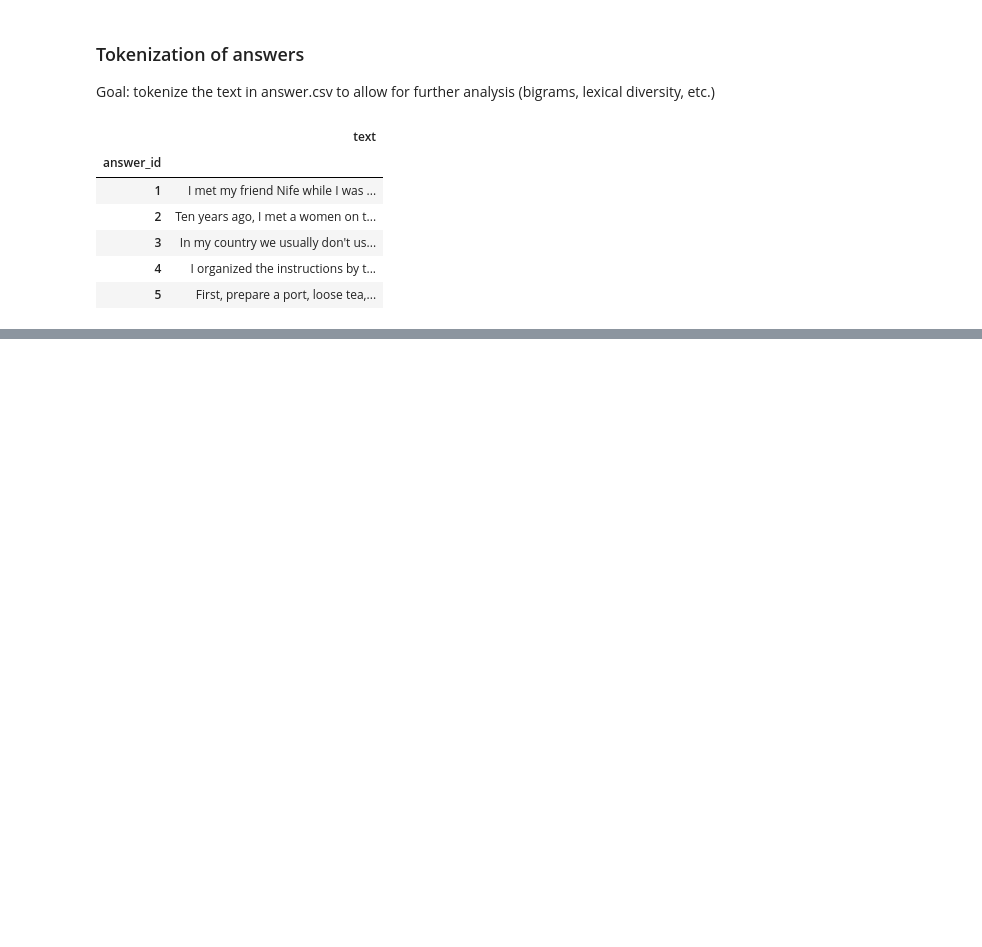
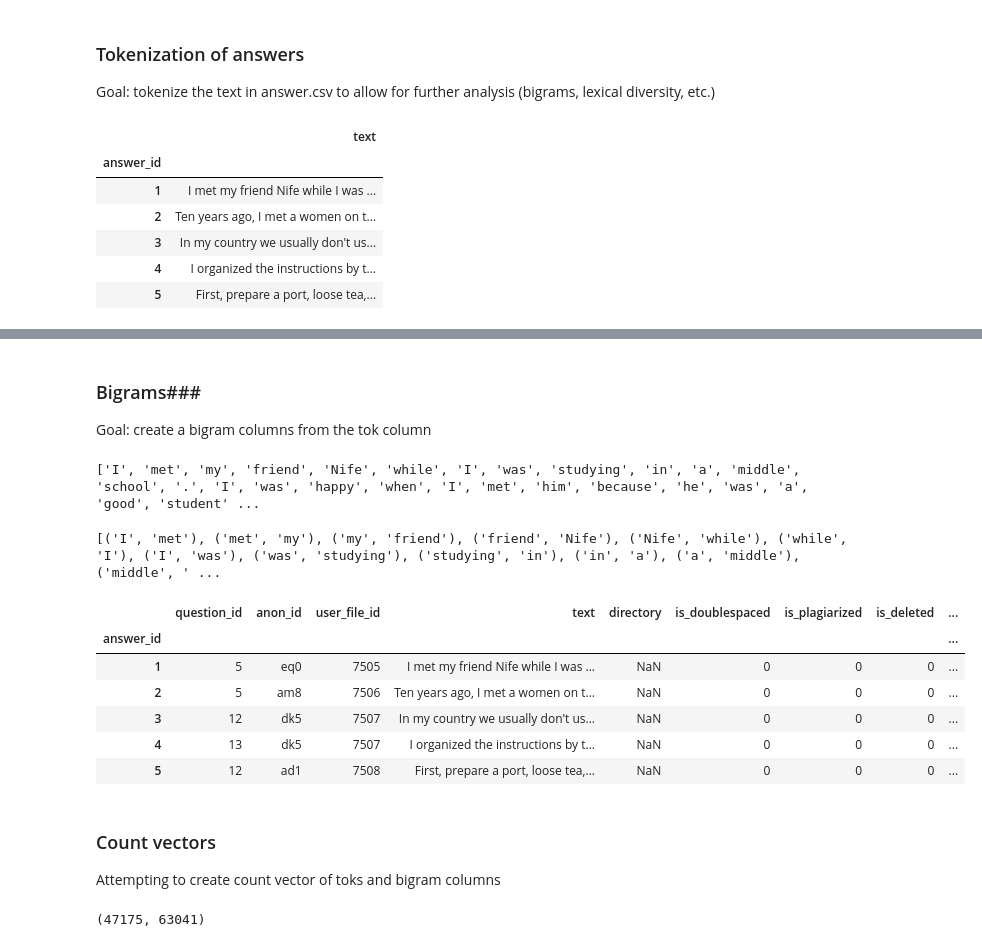
Before and after one commit to Data-Science-for-Linguists/Bigram-analysis-of-writing-from-the-ELI, a Jupyter notebook: project_code2.ipynb, the cells around one changed output, grey strips where cells are left out. Saved outputs shown, nothing was run; the diff lists cells and outputs as text; code cells hidden in the pictures; blank space fills up the shorter version.

```diff
--- a/project_code2.ipynb
+++ b/project_code2.ipynb
@@ -326,0 +363,29 @@ answer_df['toks'] = answer_df.apply(lambda row: nltk.word_tokenize(row['text']),
+# %% [markdown]
+### Bigrams###
+
+Goal: create a bigram columns from the tok column
+# %%
+#mini-test to make sure I am creating bigrams correctly
+
+bigram_test = answer_df.toks[1]
+bigram_test
+list(nltk.bigrams(bigram_test))
+
+#test works, let's try on dataframe
+
+answer_df['bigrams'] = answer_df.toks.apply(lambda x: list(nltk.bigrams(x)))
+answer_df.head()
+# %% [output]
+['I', 'met', 'my', 'friend', 'Nife', 'while', 'I', 'was', 'studying', 'in', 'a', 'middle', 'school', '.', 'I', 'was', 'happy', 'when', 'I', 'met', 'him', 'because', 'he', 'was', 'a', 'good', 'student' ...
+[('I', 'met'), ('met', 'my'), ('my', 'friend'), ('friend', 'Nife'), ('Nife', 'while'), ('while', 'I'), ('I', 'was'), ('was', 'studying'), ('studying', 'in'), ('in', 'a'), ('a', 'middle'), ('middle', ' ...
+|  | question_id | anon_id | user_file_id | text | directory | is_doublespaced | is_plagiarized | is_deleted | ... |
+| answer_id |  |  |  |  |  |  |  |  | ... |
+| 1 | 5 | eq0 | 7505 | I met my friend Nife while I was ... | NaN | 0 | 0 | 0 | ... |
+| 2 | 5 | am8 | 7506 | Ten years ago, I met a women on t... | NaN | 0 | 0 | 0 | ... |
+| 3 | 12 | dk5 | 7507 | In my country we usually don't us... | NaN | 0 | 0 | 0 | ... |
+| 4 | 13 | dk5 | 7507 | I organized the instructions by t... | NaN | 0 | 0 | 0 | ... |
+| 5 | 12 | ad1 | 7508 | First, prepare a port, loose tea,... | NaN | 0 | 0 | 0 | ... |
+# %% [markdown]
+### Count vectors ###
+
+Attempting to create count vector of toks and bigram columns
@@ -326,0 +398,4 @@ answer_df['toks'] = answer_df.apply(lambda row: nltk.word_tokenize(row['text']),
+# %%
+toks_counts.shape
+# %% [output]
+(47175, 63041)
```
Also changed, not shown: parts of 10 cells of this notebook, 1 other file.
